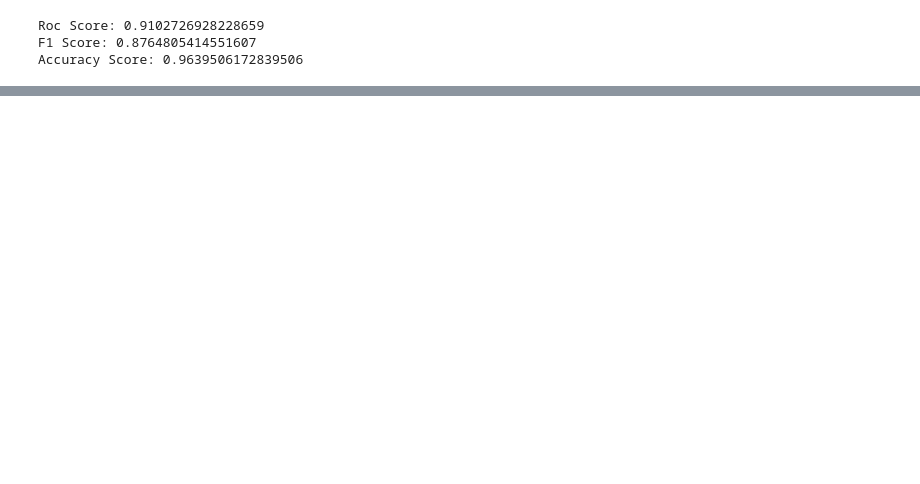
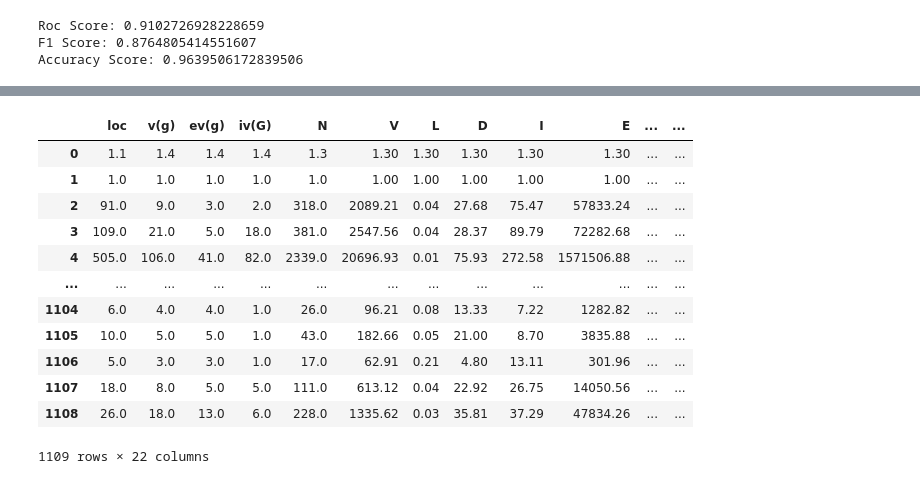
Before and after one commit to LeonDebatin/slim, a Jupyter notebook: mastero/bank.ipynb, the cells around one changed output, grey strips where cells are left out. Cells and saved outputs as stored; diff of their text form; code cells hidden in the pictures; blank space fills up the shorter version.

```diff
--- a/mastero/bank.ipynb
+++ b/mastero/bank.ipynb
@@ -265,0 +391,19 @@ Accuracy Score: 0.9639506172839506
+# %%
+#https://openml.org/search?type=data&status=active&id=1068
+pc1 = loadarff('data/pc1.arff')
+pc1 = pd.DataFrame(pc1[0])
+pc1
+# %% [output]
+|  | loc | v(g) | ev(g) | iv(G) | N | V | L | D | I | E | ... | ... |
+| 0 | 1.1 | 1.4 | 1.4 | 1.4 | 1.3 | 1.30 | 1.30 | 1.30 | 1.30 | 1.30 | ... | ... |
+| 1 | 1.0 | 1.0 | 1.0 | 1.0 | 1.0 | 1.00 | 1.00 | 1.00 | 1.00 | 1.00 | ... | ... |
+| 2 | 91.0 | 9.0 | 3.0 | 2.0 | 318.0 | 2089.21 | 0.04 | 27.68 | 75.47 | 57833.24 | ... | ... |
+| 3 | 109.0 | 21.0 | 5.0 | 18.0 | 381.0 | 2547.56 | 0.04 | 28.37 | 89.79 | 72282.68 | ... | ... |
+| 4 | 505.0 | 106.0 | 41.0 | 82.0 | 2339.0 | 20696.93 | 0.01 | 75.93 | 272.58 | 1571506.88 | ... | ... |
+| ... | ... | ... | ... | ... | ... | ... | ... | ... | ... | ... | ... | ... |
+| 1104 | 6.0 | 4.0 | 4.0 | 1.0 | 26.0 | 96.21 | 0.08 | 13.33 | 7.22 | 1282.82 | ... | ... |
+| 1105 | 10.0 | 5.0 | 5.0 | 1.0 | 43.0 | 182.66 | 0.05 | 21.00 | 8.70 | 3835.88 | ... | ... |
+| 1106 | 5.0 | 3.0 | 3.0 | 1.0 | 17.0 | 62.91 | 0.21 | 4.80 | 13.11 | 301.96 | ... | ... |
+| 1107 | 18.0 | 8.0 | 5.0 | 5.0 | 111.0 | 613.12 | 0.04 | 22.92 | 26.75 | 14050.56 | ... | ... |
+| 1108 | 26.0 | 18.0 | 13.0 | 6.0 | 228.0 | 1335.62 | 0.03 | 35.81 | 37.29 | 47834.26 | ... | ... |
+1109 rows × 22 columns
```
Also changed, not shown: parts of 24 cells of this notebook, 55 other files.
